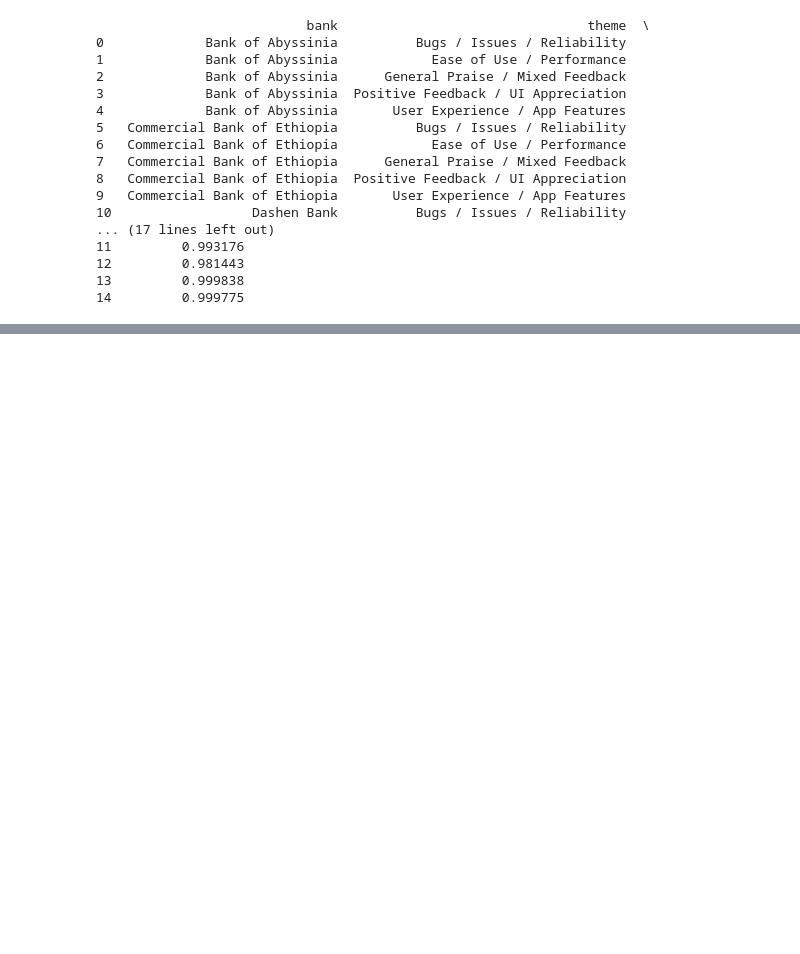
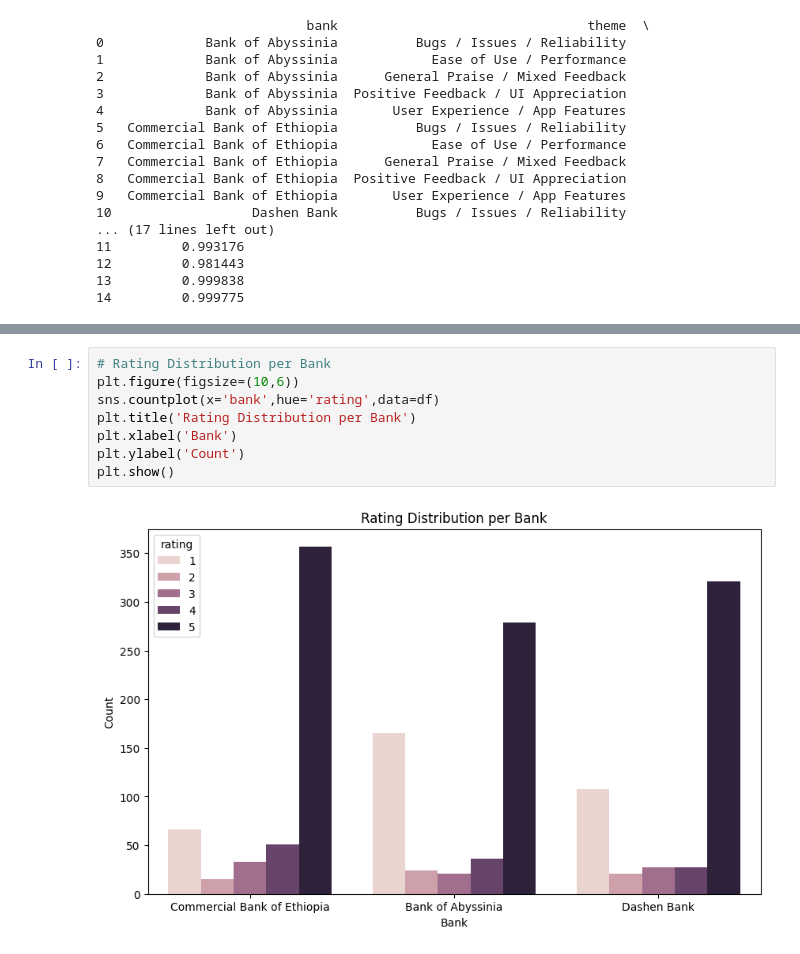
Before and after one commit to Kidist-c/Customer_Experience_Analytics, a Jupyter notebook: notebooks/visualize_insights.ipynb, the cells around one changed output, grey strips where cells are left out. Cells and saved outputs as stored; diff of their text form; blank space fills up the shorter version.

```diff
--- a/notebooks/visualize_insights.ipynb
+++ b/notebooks/visualize_insights.ipynb
@@ -53,0 +66,10 @@ print(bank_sentiment_topic)
+# %%
+# Rating Distribution per Bank
+plt.figure(figsize=(10,6))
+sns.countplot(x='bank',hue='rating',data=df)
+plt.title('Rating Distribution per Bank')
+plt.xlabel('Bank')
+plt.ylabel('Count')
+plt.show()
+# %% [output]
+[figure, added]
```
Also changed, not shown: parts of 4 cells of this notebook.
